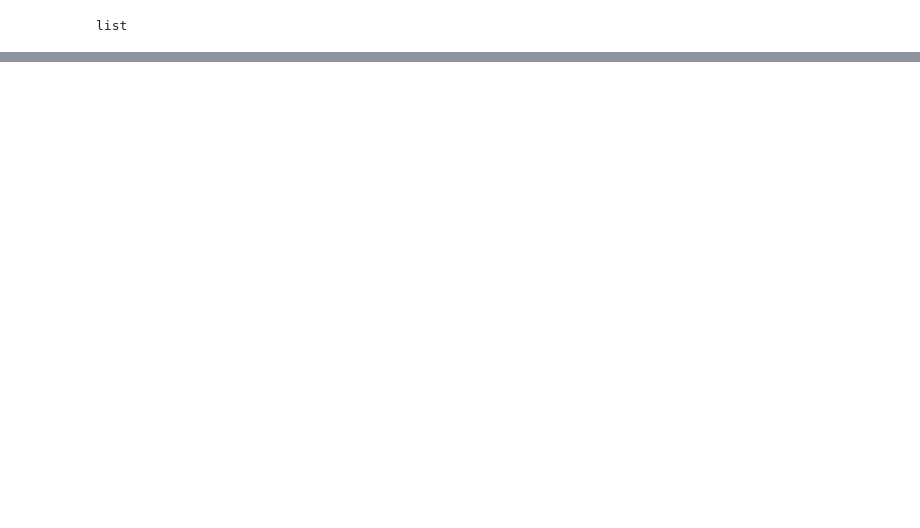
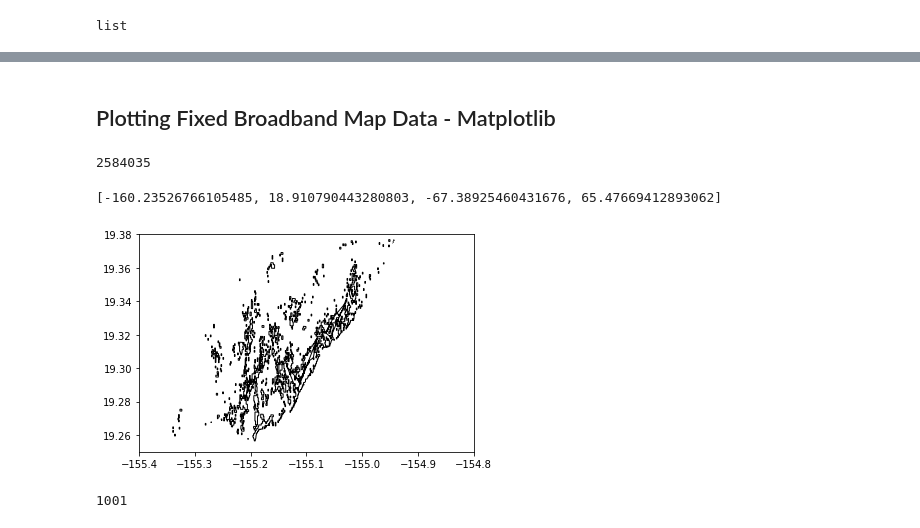
Before and after one commit to daddyjab/CommTrends, a Jupyter notebook: resources/CommTrends_Data_Exploration.ipynb, the cells around one changed output, grey strips where cells are left out. Cells and saved outputs as stored; diff of their text form; code cells hidden in the pictures; blank space fills up the shorter version.

```diff
--- a/resources/CommTrends_Data_Exploration.ipynb
+++ b/resources/CommTrends_Data_Exploration.ipynb
@@ -234,0 +437,41 @@ list
+# %% [markdown]
+## Plotting Fixed Broadband Map Data - Matplotlib
+# %%
+len(shapes)
+# %% [output]
+2584035
+# %%
+sf.bbox
+# %% [output]
+[-160.23526766105485, 18.910790443280803, -67.38925460431676, 65.47669412893062]
+# %%
+# Initializing Display
+fig = plt.figure()
+ax = fig.add_subplot(111)
+
+plt.xlim([-155.4, -154.8])
+plt.ylim([19.25, 19.38])
+
+i=0
+
+for a_shape in shapes:
+    # Finding Points
+    sh_points = a_shape.points
+#     pprint(sh_points)
+
+    # Creating Polygon
+    ap = plt.Polygon(sh_points, fill=False, edgecolor="k")
+    ax.add_patch(ap)
+
+    i += 1
+#     print(f"Plotted Shape #{i}")
+
+    if i> 1000:
+        break
+
+# Displaying Polygons
+plt.show()
+print(i)
+# %% [output]
+[figure, added]
+1001
```
Also changed, not shown: parts of 40 cells of this notebook.
